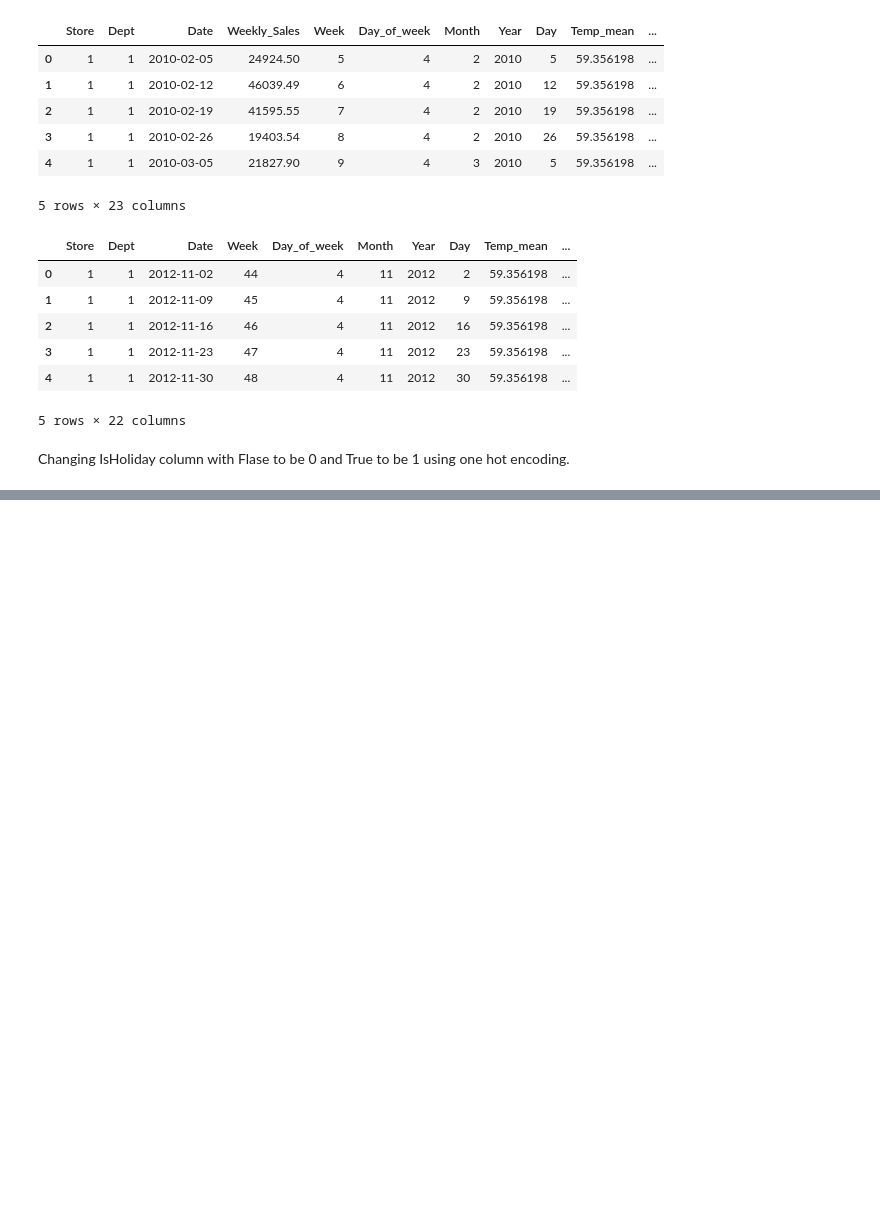
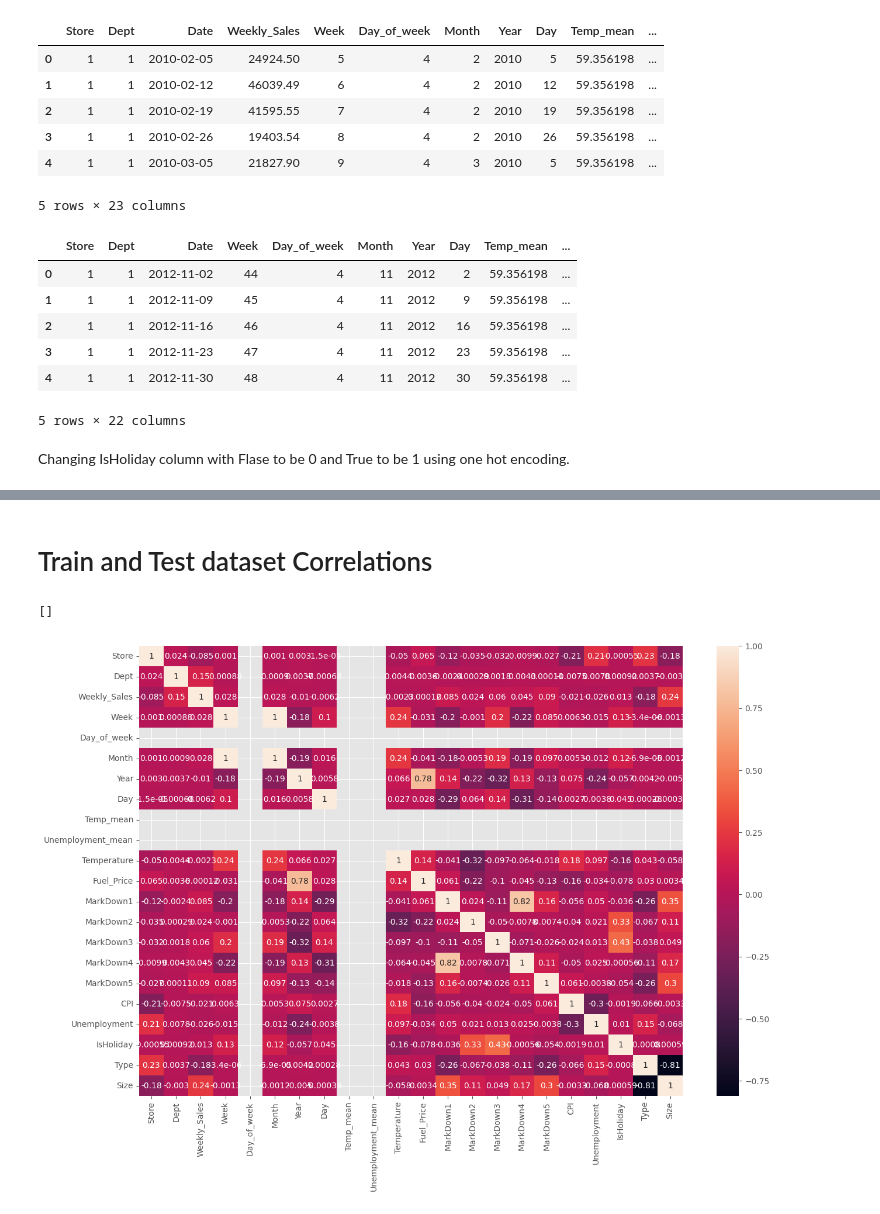
Before and after one commit to aabiyah/Walmart-Recruiting---Store-Sales-Forecasting, a Jupyter notebook: WalmartRecruiting.ipynb, the cells around one changed output, grey strips where cells are left out. Saved outputs shown, nothing was run; the diff lists cells and outputs as text; code cells hidden in the pictures; blank space fills up the shorter version.

```diff
--- a/WalmartRecruiting.ipynb
+++ b/WalmartRecruiting.ipynb
@@ -280,8 +296,3 @@ test_with_feature.head()
 5 rows × 22 columns
 # %% [markdown]
 Changing IsHoliday column with Flase to be 0 and True to be 1 using one hot encoding.
-# %%
-train_with_feature['IsHoliday'] = train_with_feature['IsHoliday'].astype(int)
-test_with_feature['IsHoliday'] = test_with_feature['IsHoliday'].astype(int)
-print(train_with_feature.head(3))
-print(test_with_feature.head(3))
@@ -305,0 +299,11 @@ print(test_with_feature.head(3))
+# %%
+def paron(x):
+    if x == False:
+        return 0
+    return 1
+#Train.csv
+actualScore = train_with_feature['IsHoliday']
+posiveNegave = actualScore.map(paron)
+train_with_feature['IsHoliday'] = posiveNegave
+print("Shape of train_with_feature: ", train_with_feature.shape)
+train_with_feature.head(3)
@@ -305,0 +331,17 @@ print(test_with_feature.head(3))
+# %%
+def type_count(x):
+    if x == 'A':
+        return 1
+    elif x == 'B':
+        return 2
+    return 3
+
+# Train DataFrame
+train_with_feature['Type'] = train_with_feature['Type'].map(type_count)
+
+# Test DataFrame
+test_with_feature['Type'] = test_with_feature['Type'].map(type_count)
+
+# Check the updated columns
+print(train_with_feature.head())
+print(test_with_feature.head())
@@ -305,0 +379,11 @@ print(test_with_feature.head(3))
+# %% [markdown]
+# Train and Test dataset Correlations
+# %%
+#train
+corr = train_with_feature.select_dtypes(include=['number']).corr() # Select only numerical columns for correlation calculation
+plt.figure(figsize=(15, 10))
+sns.heatmap(corr, annot=True)
+plt.plot()
+# %% [output]
+[]
+[figure, added]
```
Also changed, not shown: parts of 23 cells of this notebook.
